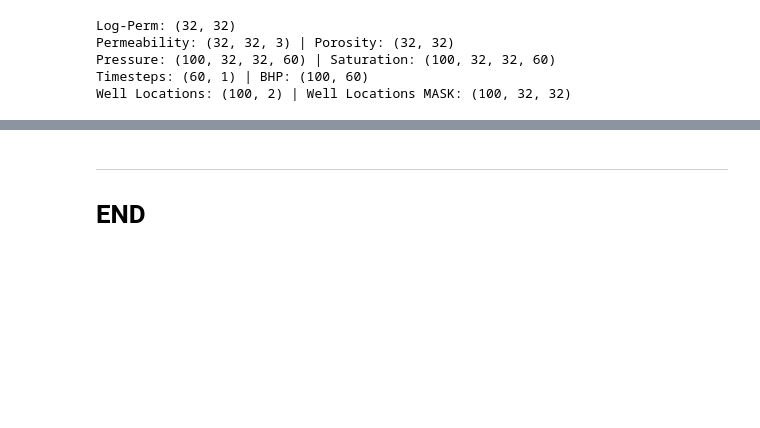
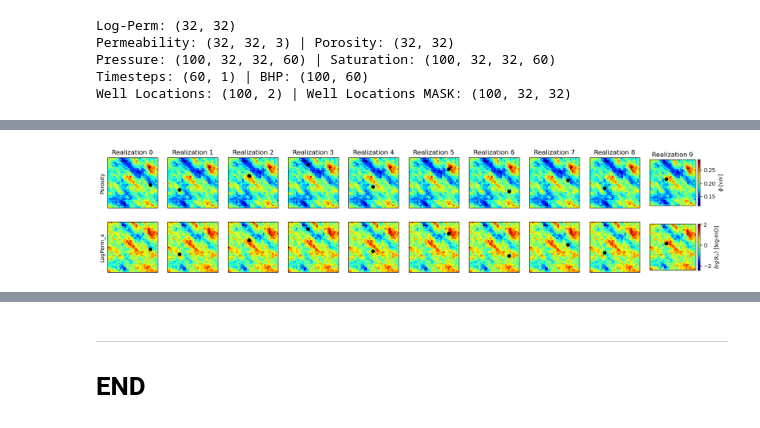
Before and after one commit to misaelmmorales/Placement-Control-Optim-CO2, a Jupyter notebook: CO2_placement_optim.ipynb, the cells around one changed output, grey strips where cells are left out. Drawn from its saved outputs; the diff is of its cells as text; code cells hidden in the pictures; blank space fills up the shorter version.

```diff
--- a/CO2_placement_optim.ipynb
+++ b/CO2_placement_optim.ipynb
@@ -87,0 +17,4 @@ Well Locations: (100, 2) | Well Locations MASK: (100, 32, 32)
+# %%
+plot_static(poro, perm, well_locs, 10, figsize=(20,4))
+# %% [output]
+[figure, added]
```
Also changed, not shown: parts of 6 cells of this notebook, 1 other file.
